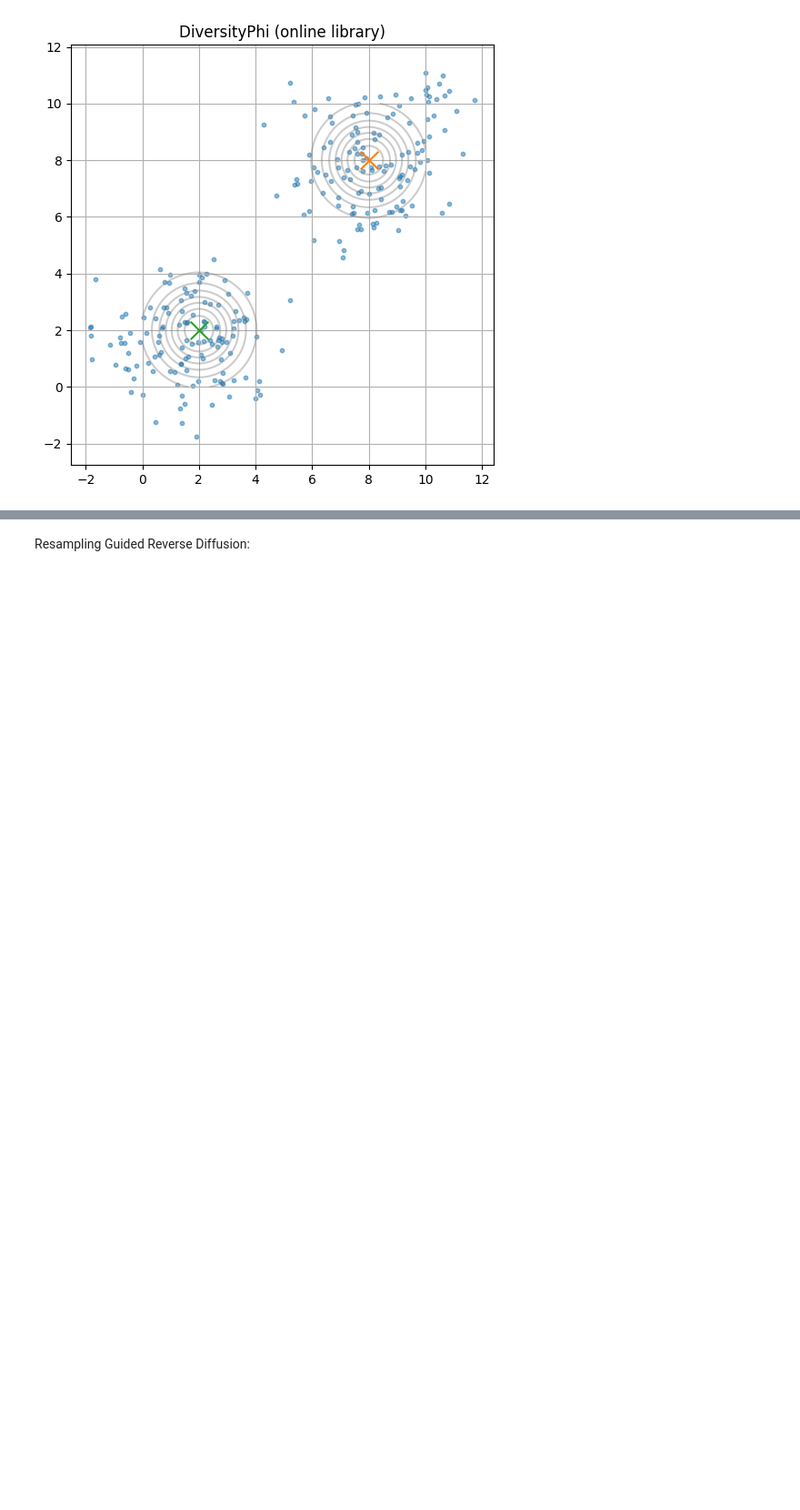
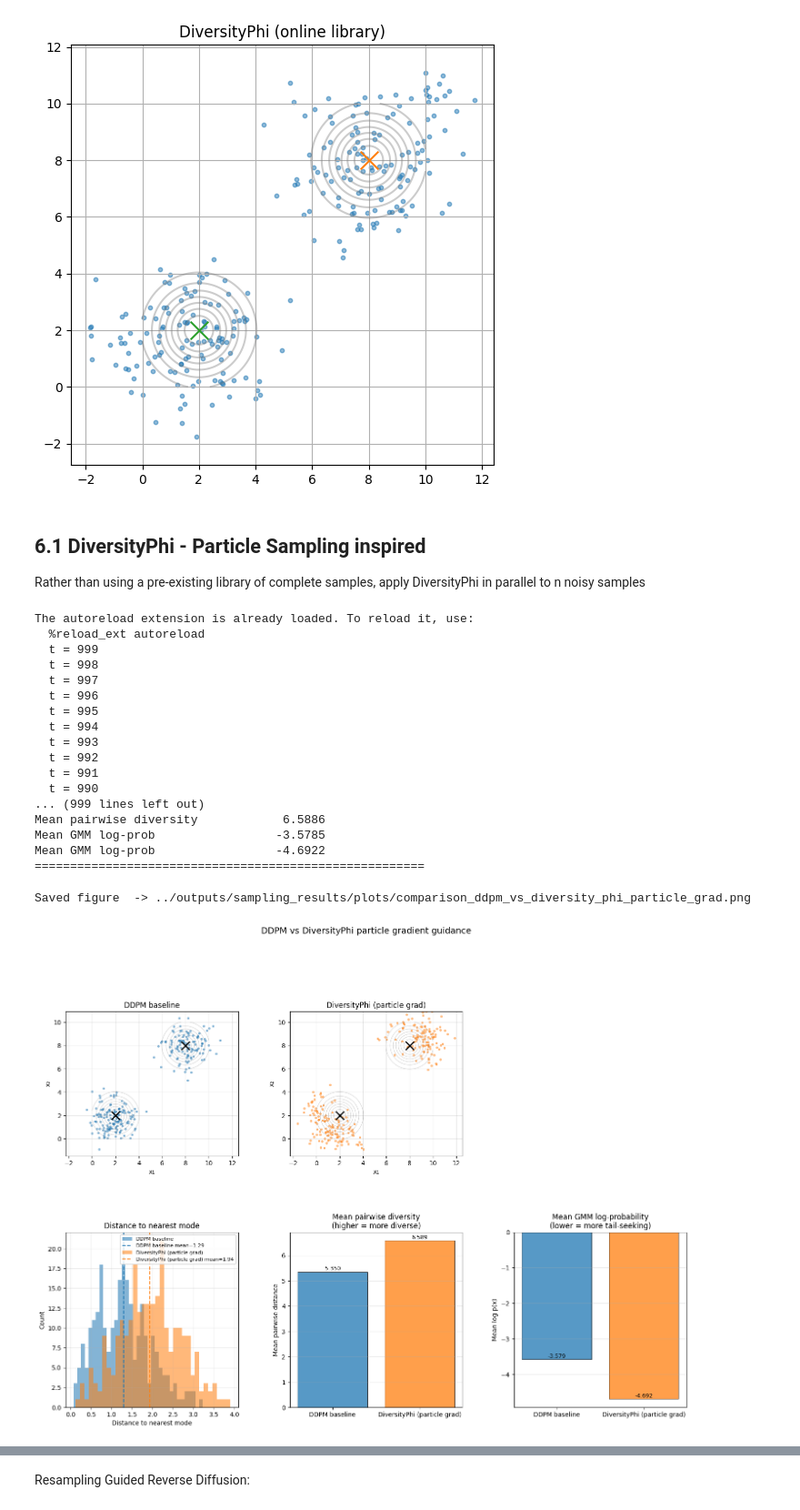
Before and after one commit to kvanhemmen/SalienceSensitiveDiffusion, a Jupyter notebook: notebooks/gmm_experiment.ipynb, the cells around one changed output, grey strips where cells are left out. Shown at 91% size. Drawn from its saved outputs; the diff is of its cells as text; code cells hidden in the pictures; blank space fills up the shorter version.

Commit message:
implemented parallelized DiversityPhi with gradient based sampling and ran + saved results with guidance frequency = 1

```diff
--- a/notebooks/gmm_experiment.ipynb
+++ b/notebooks/gmm_experiment.ipynb
@@ -294,4 +292,77 @@ fig = make_comparison_figure(
 
 save_figure(fig, name="comparison_ddpm_vs_diversity_phi_online", root=PLOTS_DIR)
 plt.show()
+# %% [markdown]
+## 6.1 DiversityPhi - Particle Sampling inspired
+Rather than using a pre-existing library of complete samples, apply DiversityPhi in parallel to n noisy samples
+# %%
+%load_ext autoreload
+%autoreload 2
+from salience.phi import DiversityPhi
+from salience.sampler import SalientSampler
+from experiments.comparison import make_comparison_figure, save_figure, save_samples
+
+# --- Setup ---
+phi_diversity = DiversityPhi(use_tweedie=False)
+sampler = SalientSampler(
+    model=model,
+    scheduler=noise_scheduler,
+    phi=phi_diversity,
+    device=DEVICE,
+    resampling_frequency=1,
+)
+
+# --- Sample ---
+x0_particle_grad = sampler.sample_particle_grad_guided(
+    x_init[:256],
+    guidance_scale=1.0,
+    verbose=True,
+)
+
+# --- Save samples ---
+save_samples(
+    x0_particle_grad,
+    name="diversity_phi_particle_grad",
+    root=SAMPLES_DIR,
+)
+
+x0_base = torch.load(SAMPLES_DIR / "baselines" / "ddpm_baseline.pt")
+
+# --- Comparison figure ---
+fig = make_comparison_figure(
+    sample_dict={
+        "DDPM baseline":          x0_base,
+        "DiversityPhi (particle grad)": x0_particle_grad,
+    },
+    gmm=prior_gmm,
+    modes=MODE_CENTRES,
+    suptitle="DDPM vs DiversityPhi particle gradient guidance",
+)
+
+save_figure(
+    fig,
+    name="comparison_ddpm_vs_diversity_phi_particle_grad",
+    root=PLOTS_DIR,
+)
+plt.show()
+# %% [output]
+The autoreload extension is already loaded. To reload it, use:
+  %reload_ext autoreload
+  t = 999
+  t = 998
+  t = 997
+  t = 996
+  t = 995
+  t = 994
+  t = 993
+  t = 992
+  t = 991
+  t = 990
+... (999 lines left out)
+Mean pairwise diversity            6.5886
+Mean GMM log-prob                 -3.5785
+Mean GMM log-prob                 -4.6922
+=======================================================
+Saved figure  -> ../outputs/sampling_results/plots/comparison_ddpm_vs_diversity_phi_particle_grad.png
+[figure, added]
 # %% [markdown]
```
Also changed, not shown: parts of 3 cells of this notebook, 5 other files.
